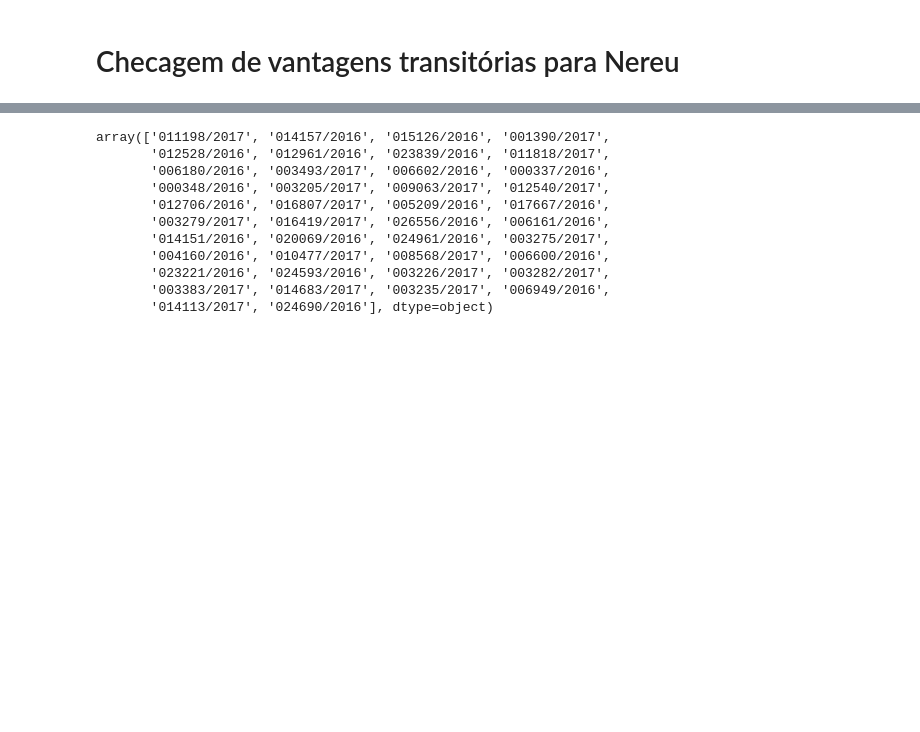
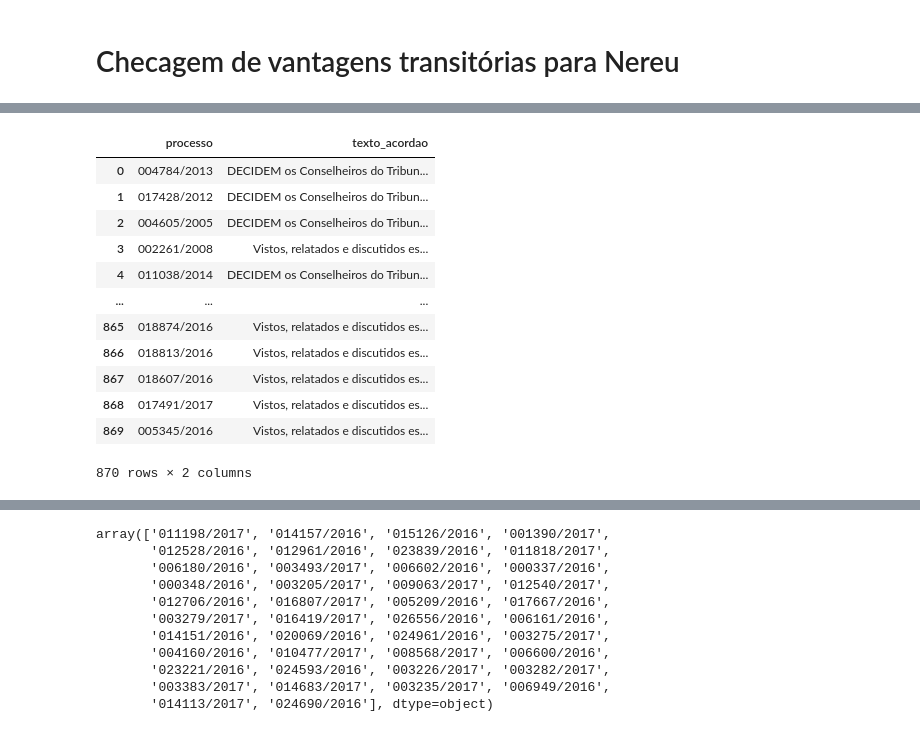
Before and after one commit to eduardoplima/ccd, a Jupyter notebook: scripts/vantagens_trans.ipynb, the cells around one changed output, grey strips where cells are left out. Cells and saved outputs as stored; diff of their text form; code cells hidden in the pictures; blank space fills up the shorter version.

```diff
--- a/scripts/vantagens_trans.ipynb
+++ b/scripts/vantagens_trans.ipynb
@@ -11,0 +90,7 @@ conn = get_connection()
+# %%
+decisoes = f'''
+SELECT *
+FROM processo.dbo.vw_ia_votos_acordaos_decisoes
+WHERE concat(numeroprocesso, '/', anoprocesso) in ({processos_busca})
+'''
+df_decisoes = pd.read_sql(decisoes, conn)
@@ -11,0 +116,16 @@ conn = get_connection()
+# %%
+df_decisoes[['processo', 'texto_acordao']]
+# %% [output]
+|  | processo | texto_acordao |
+| 0 | 004784/2013 | DECIDEM os Conselheiros do Tribun... |
+| 1 | 017428/2012 | DECIDEM os Conselheiros do Tribun... |
+| 2 | 004605/2005 | DECIDEM os Conselheiros do Tribun... |
+| 3 | 002261/2008 | Vistos, relatados e discutidos es... |
+| 4 | 011038/2014 | DECIDEM os Conselheiros do Tribun... |
+| ... | ... | ... |
+| 865 | 018874/2016 | Vistos, relatados e discutidos es... |
+| 866 | 018813/2016 | Vistos, relatados e discutidos es... |
+| 867 | 018607/2016 | Vistos, relatados e discutidos es... |
+| 868 | 017491/2017 | Vistos, relatados e discutidos es... |
+| 869 | 005345/2016 | Vistos, relatados e discutidos es... |
+870 rows × 2 columns
```
Also changed, not shown: parts of 52 cells of this notebook, 6 other files.
